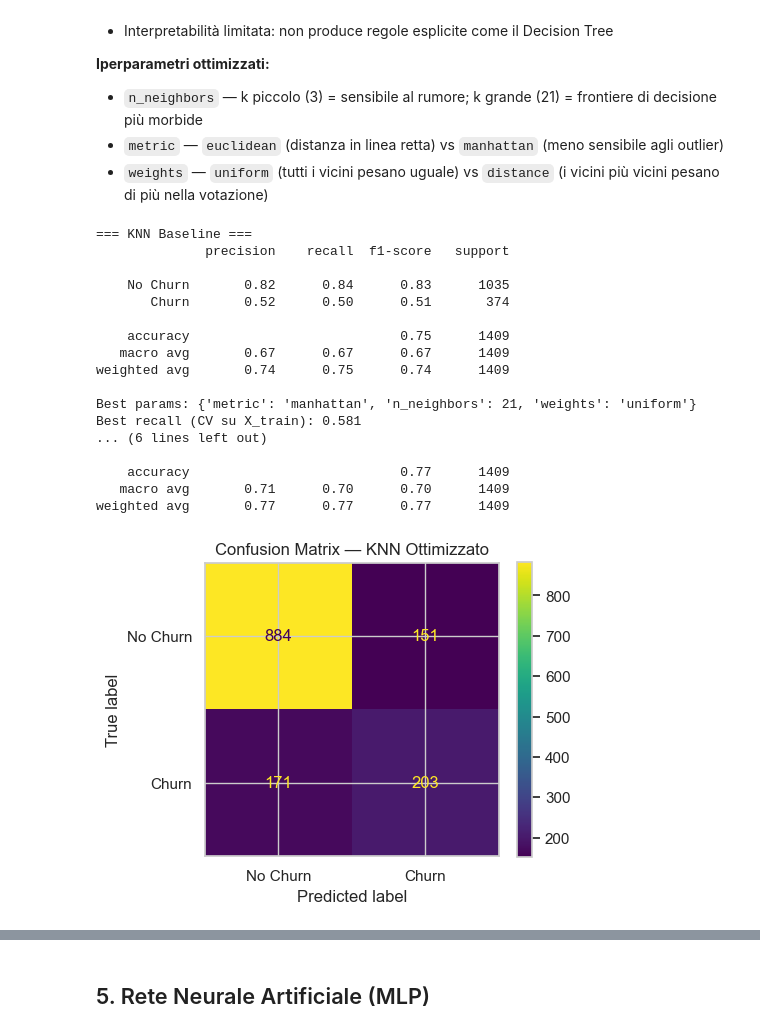
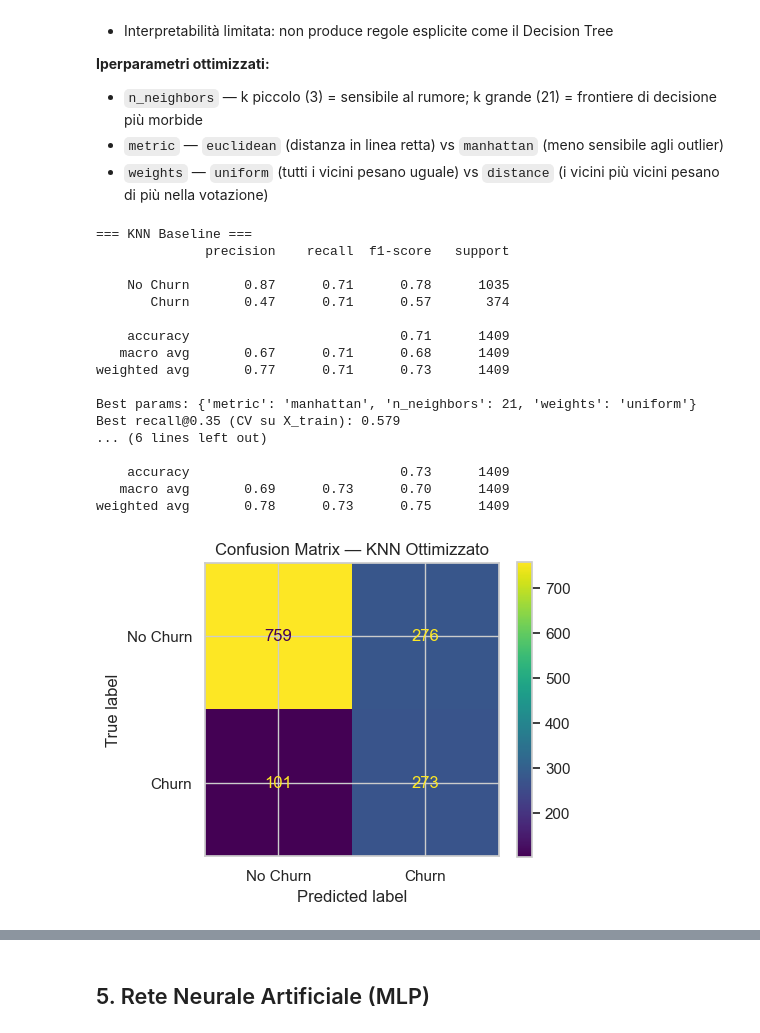
Before and after one commit to diegoandruccioli/telco-churn-ml-optimization, a Jupyter notebook: notebooks/churn_optimization.ipynb, the cells around one changed output, grey strips where cells are left out. Cells and saved outputs as stored; diff of their text form; code cells hidden in the pictures.

```diff
--- a/notebooks/churn_optimization.ipynb
+++ b/notebooks/churn_optimization.ipynb
@@ -487,30 +506,30 @@ Esplorazione sistematica dello spazio degli iperparametri.
 Metrica di ottimizzazione: **Recall** (priorità business: non perdere clienti a rischio).
 # %%
 param_grid_lr = {
-    'C': [0.01, 0.1, 1, 10, 100],      # C = inverso della regolarizzazione: C alto = meno penalizzazione dei pesi
-    'solver': ['lbfgs', 'liblinear'],   # algoritmo di ottimizzazione interno usato per trovare i pesi
-    'max_iter': [300, 500]              # numero massimo di iterazioni prima di dichiarare la convergenza
+    'C': [0.01, 0.1, 1, 10, 100],
+    'solver': ['lbfgs', 'liblinear'],
+    'max_iter': [300, 500]
 }
 
-# GridSearchCV viene eseguita SOLO su X_train: il test set resta separato e incontaminato
-# scoring='recall': ottimizziamo per minimizzare i falsi negativi (un churner non rilevato ha costo elevato)
+# scorer_035: ottimizza il Recall alla soglia 0.35, coerente con la valutazione finale
+# n_jobs=1: evita multiprocessing su Windows (incompatibile con scorer definito nel notebook)
 grid_lr = GridSearchCV(
     LogisticRegression(random_state=RANDOM_STATE),
-    param_grid_lr, cv=kfold, scoring='recall', n_jobs=-1, verbose=0
+    param_grid_lr, cv=kfold, scoring=scorer_035, n_jobs=1, verbose=0
 )
 grid_lr.fit(X_train, y_train)
 
 print('Best params:', grid_lr.best_params_)
-print(f'Best recall (CV su X_train): {grid_lr.best_score_:.3f}')
+print(f'Best recall@0.35 (CV su X_train): {grid_lr.best_score_:.3f}')
 
 lr_opt = grid_lr.best_estimator_
-y_pred_lr_opt = lr_opt.predict(X_test)
+y_pred_lr_opt = (lr_opt.predict_proba(X_test)[:, 1] >= THRESHOLD).astype(int)
 print('\n=== Logistic Regression OTTIMIZZATA ===')
 print(classification_report(y_test, y_pred_lr_opt, target_names=['No Churn', 'Churn']))
 
 fig, ax = plt.subplots(figsize=(5, 4))
-ConfusionMatrixDisplay.from_estimator(lr_opt, X_test, y_test,
-                                      display_labels=['No Churn', 'Churn'], ax=ax)
+ConfusionMatrixDisplay.from_predictions(y_test, y_pred_lr_opt,
+                                        display_labels=['No Churn', 'Churn'], ax=ax)
 ax.set_title('Confusion Matrix — LR Ottimizzata')
 plt.tight_layout()
 plt.show()
@@ -643,59 +660,58 @@ Il KNN (K-Nearest Neighbors) è un algoritmo **basato sulla distanza**: per clas
 # %%
 from sklearn.neighbors import KNeighborsClassifier
 
-# KNN Baseline: parametri di default (k=5, euclidean, pesi uniformi)
-# Il KNN usa distanze: lo StandardScaler applicato in 1.5 e gia stato applicato a X_train e X_test
 knn_base = KNeighborsClassifier()
 knn_base.fit(X_train, y_train)
-y_pred_knn_base = knn_base.predict(X_test)
+y_pred_knn_base = (knn_base.predict_proba(X_test)[:, 1] >= THRESHOLD).astype(int)
 
 print('=== KNN Baseline ===')
 print(classification_report(y_test, y_pred_knn_base, target_names=['No Churn', 'Churn']))
 
 param_grid_knn = {
-    'n_neighbors': [3, 5, 7, 11, 15, 21],     # k piccolo = confini netti (rischio overfitting); k grande = confini morbidi
-    'metric':      ['euclidean', 'manhattan'],  # euclidean: distanza in linea retta; manhattan: meno sensibile agli outlier
-    'weights':     ['uniform', 'distance']      # distance: i vicini piu vicini pesano di piu nella votazione finale
+    'n_neighbors': [3, 5, 7, 11, 15, 21],
+    'metric':      ['euclidean', 'manhattan'],
+    'weights':     ['uniform', 'distance']
 }
 
-# GridSearchCV eseguita SOLO su X_train: test set resta incontaminato (stessa metodologia degli altri modelli)
+# scorer_035: ottimizza il Recall alla soglia 0.35, coerente con la valutazione finale
+# n_jobs=1: evita multiprocessing su Windows (incompatibile con scorer definito nel notebook)
 grid_knn = GridSearchCV(
     KNeighborsClassifier(),
-    param_grid_knn, cv=kfold, scoring='recall', n_jobs=-1, verbose=0
+    param_grid_knn, cv=kfold, scoring=scorer_035, n_jobs=1, verbose=0
 )
 grid_knn.fit(X_train, y_train)
 
 print('Best params:', grid_knn.best_params_)
-print(f'Best recall (CV su X_train): {grid_knn.best_score_:.3f}')
+print(f'Best recall@0.35 (CV su X_train): {grid_knn.best_score_:.3f}')
 
 knn_opt = grid_knn.best_estimator_
-y_pred_knn_opt = knn_opt.predict(X_test)
+y_pred_knn_opt = (knn_opt.predict_proba(X_test)[:, 1] >= THRESHOLD).astype(int)
 
 print('\n=== KNN OTTIMIZZATO ===')
 print(classification_report(y_test, y_pred_knn_opt, target_names=['No Churn', 'Churn']))
 
 fig, ax = plt.subplots(figsize=(5, 4))
-ConfusionMatrixDisplay.from_estimator(knn_opt, X_test, y_test,
-                                      display_labels=['No Churn', 'Churn'], ax=ax)
+ConfusionMatrixDisplay.from_predictions(y_test, y_pred_knn_opt,
+                                        display_labels=['No Churn', 'Churn'], ax=ax)
 ax.set_title('Confusion Matrix — KNN Ottimizzato')
 plt.tight_layout()
 plt.show()
 # %% [output]
 === KNN Baseline ===
               precision    recall  f1-score   support
 
-    No Churn       0.82      0.84      0.83      1035
-       Churn       0.52      0.50      0.51       374
+    No Churn       0.87      0.71      0.78      1035
+       Churn       0.47      0.71      0.57       374
 
-    accuracy                           0.75      1409
-   macro avg       0.67      0.67      0.67      1409
-weighted avg       0.74      0.75      0.74      1409
+    accuracy                           0.71      1409
+   macro avg       0.67      0.71      0.68      1409
+weighted avg       0.77      0.71      0.73      1409
 
 Best params: {'metric': 'manhattan', 'n_neighbors': 21, 'weights': 'uniform'}
-Best recall (CV su X_train): 0.581
+Best recall@0.35 (CV su X_train): 0.579
 ... (6 lines left out)
 
-    accuracy                           0.77      1409
-   macro avg       0.71      0.70      0.70      1409
-weighted avg       0.77      0.77      0.77      1409
+    accuracy                           0.73      1409
+   macro avg       0.69      0.73      0.70      1409
+weighted avg       0.78      0.73      0.75      1409
-[figure, old version]
+[figure, new version]
```
Also changed, not shown: parts of 29 cells of this notebook.
